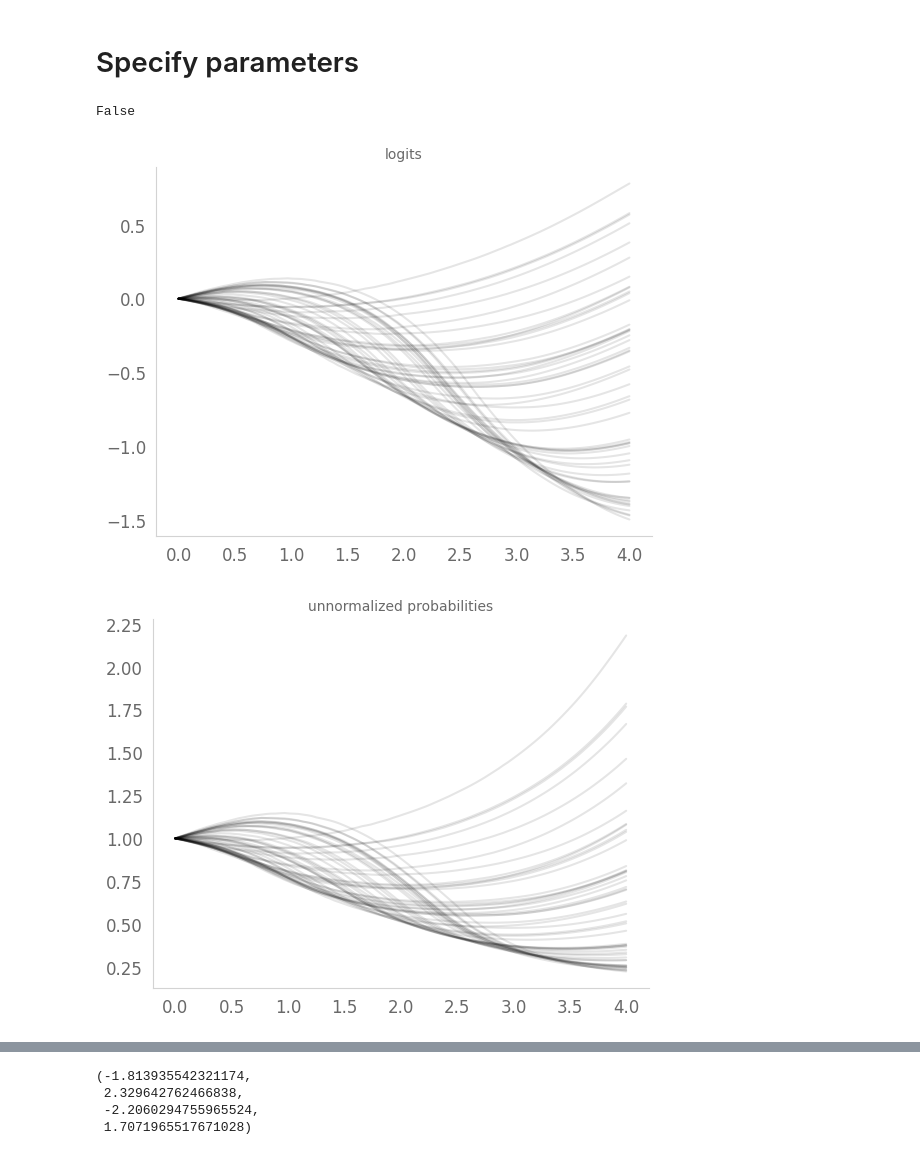
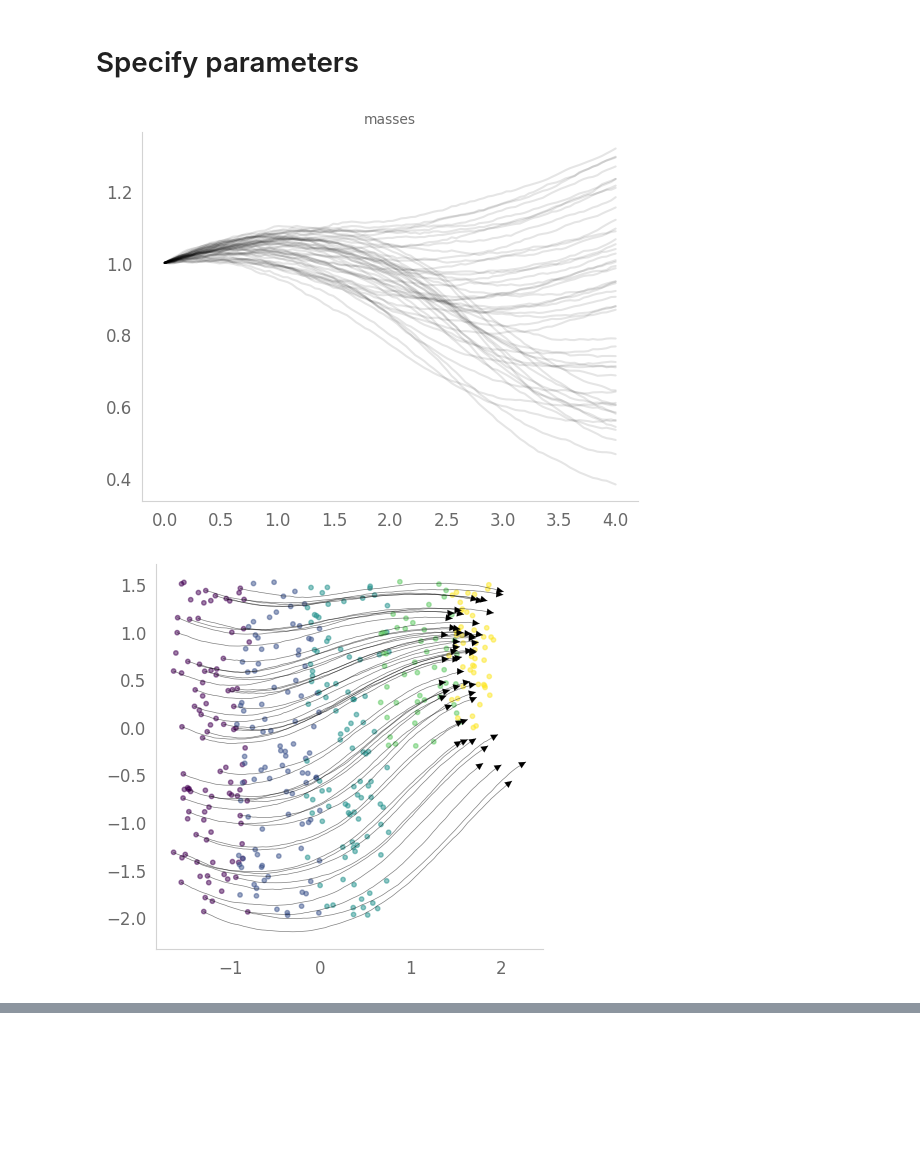
Before and after one commit to KrishnaswamyLab/MIOFlow_growth_rate, a Jupyter notebook: notebooks/[Tutorial Growth SDE] Dying/[TEMP] Test Growth ODE.ipynb, the cells around one changed output, grey strips where cells are left out. Cells and saved outputs as stored; diff of their text form; code cells hidden in the pictures; blank space fills up the shorter version.

```diff
--- a/notebooks/[Tutorial Growth SDE] Dying/[TEMP] Test Growth ODE.ipynb
+++ b/notebooks/[Tutorial Growth SDE] Dying/[TEMP] Test Growth ODE.ipynb
@@ -168,6 +172,8 @@ model = make_model(
     model_features, layers,
     activation=activation, scales=sde_scales, use_cuda=use_cuda,
     which='ode_growth_rate',
+    # m_transform='exp', # TODO try relu and exp
+    m_transform='relu', # TODO try relu and exp
 )
 # %%
 # Basically "batch size"
@@ -188,10 +194,9 @@ reverse_n = 2
 
 
 # criterion_name = 'ot'
-criterion_name = 'density_specified_ot'
-criterion = config_criterion(criterion_name, reg=0.2, detach_M_ot=False)
-print(criterion.detach_M_ot)
-
+# criterion_name = 'density_specified_ot'
+# criterion = config_criterion(criterion_name, reg=0.2, detach_M_ot=False)
+# print(criterion.detach_M_ot)
 
 optimizer = torch.optim.AdamW(model.parameters())
 
@@ -207,8 +212,6 @@ else:
 n_points = 50
 n_trajectories = 50
 n_bins = 100
-# %% [output]
-False
 # %%
 opts = {
     'phate_dims': phate_dims,
@@ -297,6 +299,7 @@ local_losses, batch_losses, globe_losses = training_regimen(
 run_time = time.time() - start_time + run_time_geo if use_emb or use_gae else time.time() - start_time
 logger.info(f'Total run time: {np.round(run_time, 5)}')
 # %%
+np.random.seed(32)
 groups = sorted(df['samples'].unique())
 sample_time = np.linspace(np.min(groups), np.max(groups), n_bins)
 from MIOFlow.utils import sample
@@ -311,23 +314,23 @@ from MIOFlow.losses import hard_softmax
 with torch.no_grad():
     x_traj, m_traj = model(data_t0, sample_time, return_whole_sequence=True)
     m_traj0 = m_traj
-    m_traj = torch.exp(m_traj)
-    m_traj1 = m_traj
-    threshold = 0.3
+    # m_traj = torch.exp(m_traj)
+    # m_traj1 = m_traj
+    # threshold = 0.3
     # m_traj2 = torch.nn.functional.sigmoid(m_traj)
     # m_traj2 = torch.where(m_traj2 < threshold, torch.zeros_like(m_traj2), m_traj2)
 # threshold = threshold_factor * m_traj.mean(dim=-1, keepdim=True)
-m_traj = torch.where(m_traj <= threshold, torch.tensor(0., dtype=m_traj.dtype, device=m_traj.device), m_traj)
+# m_traj = torch.where(m_traj <= threshold, torch.tensor(0., dtype=m_traj.dtype, device=m_traj.device), m_traj)
 # m_traj = hard_softmax(m_traj, dim=-1)
 # m_traj2 = nn.functional.softmax(m_traj0, dim=-1)
 x_traj = x_traj.cpu().numpy()
-m_traj_softmax = nn.functional.softmax(m_traj0, dim=-1).cpu().numpy()
+# m_traj_softmax = nn.functional.softmax(m_traj0, dim=-1).cpu().numpy()
 m_traj0 = m_traj0.cpu().numpy()
 # threshold = 1/m_traj.shape[-1]
 # m_traj[m_traj < threshold] = 0.
-m_traj = m_traj / m_traj.max()
+# m_traj = m_traj / m_traj.max()
 m_traj = m_traj.cpu().numpy()
-m_traj1 = m_traj1.cpu().numpy()
+# m_traj1 = m_traj1.cpu().numpy()
 # m_traj = np.exp(m_traj)
 # m_traj = m_traj / m_traj[0,0]
 # m_traj3 = m_traj1 / m_traj1.max()
@@ -336,24 +339,24 @@ m_traj1 = m_traj1.cpu().numpy()
 plt.figure()
 for i in range(n_points):
     plt.plot(sample_time.cpu().numpy(), m_traj0[:,i], c='black', alpha=0.1)
-    plt.title('logits')
+    plt.title('masses')
 
 
-plt.figure()
-for i in range(n_points):
-    plt.plot(sample_time.cpu().numpy(), m_traj1[:,i], c='black', alpha=0.1)
-    plt.title('unnormalized probabilities')
+# plt.figure()
+# for i in range(n_points):
+#     plt.plot(sample_time.cpu().numpy(), m_traj1[:,i], c='black', alpha=0.1)
+#     plt.title('unnormalized probabilities')
 
-plt.figure()
-for i in range(n_points):
-    plt.plot(sample_time.cpu().numpy(), m_traj_softmax[:,i], c='black', alpha=0.1)
-    plt.title('softmax probabilities')
+# plt.figure()
+# for i in range(n_points):
+#     plt.plot(sample_time.cpu().numpy(), m_traj_softmax[:,i], c='black', alpha=0.1)
+#     plt.title('softmax probabilities')
 
 
-plt.figure()
-for i in range(n_points):
-    plt.plot(sample_time.cpu().numpy(), m_traj[:,i], c='black', alpha=0.1)
-    plt.title('probabilities thresholded')
+# plt.figure()
+# for i in range(n_points):
+#     plt.plot(sample_time.cpu().numpy(), m_traj[:,i], c='black', alpha=0.1)
+#     plt.title('probabilities thresholded')
 
 plt.figure(figsize=(5, 5))
 plt.scatter(df['d1'], df['d2'],
@@ -366,7 +369,8 @@ for i,traj in enumerate(np.transpose(x_traj, axes=(1,0,2))):
 
 from matplotlib.collections import LineCollection
 
-m_trajt = m_traj_softmax/ m_traj_softmax.max()
+# m_trajt = m_traj_softmax/ m_traj_softmax.max()
+m_trajt = m_traj
 # when m_
 plt.figure(figsize=(5, 5), dpi=300)
 plt.scatter(df['d1'], df['d2'],
@@ -426,36 +430,36 @@ plt.show()
 
 # plt.show()
 
-m_trajt = m_traj_softmax
-m_trajt[m_trajt < 0.013] = 0
+m_trajt = m_traj
+m_trajt[m_trajt < 0.75] = 0
 m_trajt = m_trajt/ m_trajt.max()
 # when m_
 plt.figure(figsize=(5, 5), dpi=300)
 plt.scatter(df['d1'], df['d2'],
                 c=df['samples'] , cmap='viridis', s=10, alpha=.5)
 subsampled_points = np.random.choice(x_traj.shape[1], 40, replace=False)
 for i in subsampled_points:
     # Use the width array to determine the linewidths for this trajectory
     traj = x_traj[:,i,:]
     linewidths = m_trajt[:,i] * 2
 
     # Create segments for the trajectory
     segments = [np.array([traj[j], traj[j+1]]) for j in range(len(traj)-1)]
 
     # Create a LineCollection with the segments and the corresponding linewidths
     lc = LineCollection(segments, linewidths=linewidths, color='black', alpha=0.5)
     plt.gca().add_collection(lc)
 
     # Add the arrow at the end of the trajectory
     # plt.annotate('', xy=(traj[-1, 0], traj[-1, 1]), xytext=(traj[-2, 0], traj[-2, 1]),
     #              arrowprops=dict(arrowstyle="-|>", color='Black', lw=.05))
 # Autoscale to adjust plot limits
 plt.gca().autoscale()
 plt.xticks([])  # Hides x-axis ticks
 plt.yticks([])  # Hides y-axis ticks
 plt.axis('equal')
 
-# plt.show()
+plt.show()
 # %% [output]
-[figure, old version]
+[figure, new version]
-[figure, old version]
+[figure, new version]
@@ -466,4 +467,0 @@ plt.axis('equal')
-(-1.813935542321174,
- 2.329642762466838,
- -2.2060294755965524,
- 1.7071965517671028)
```
Also changed, not shown: parts of 8 cells of this notebook, 10 other files.
